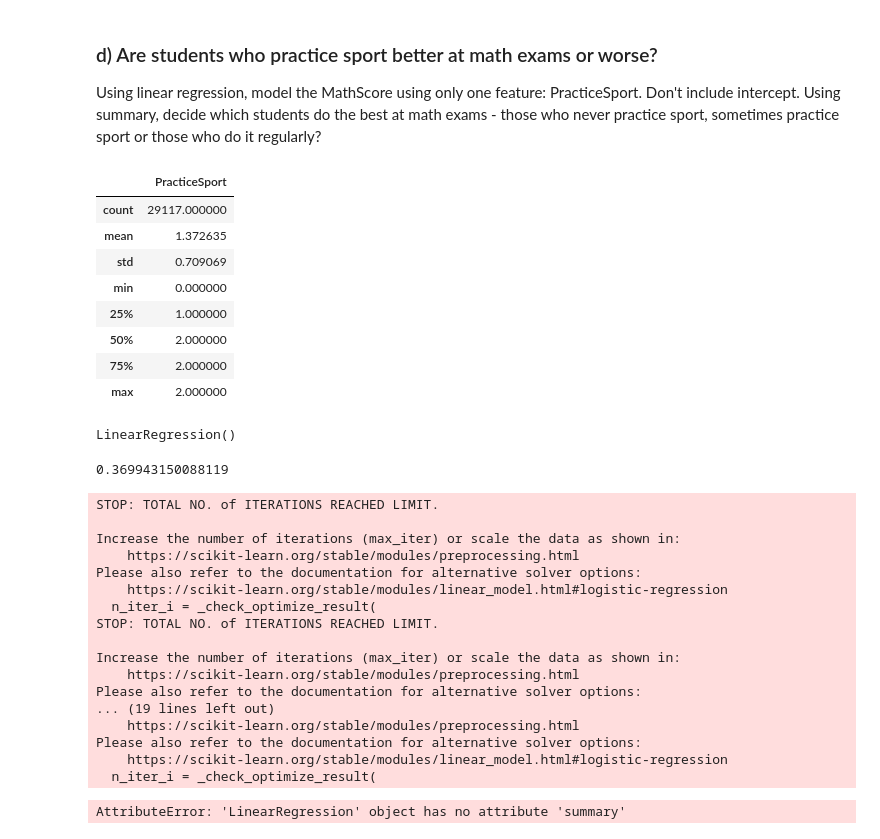
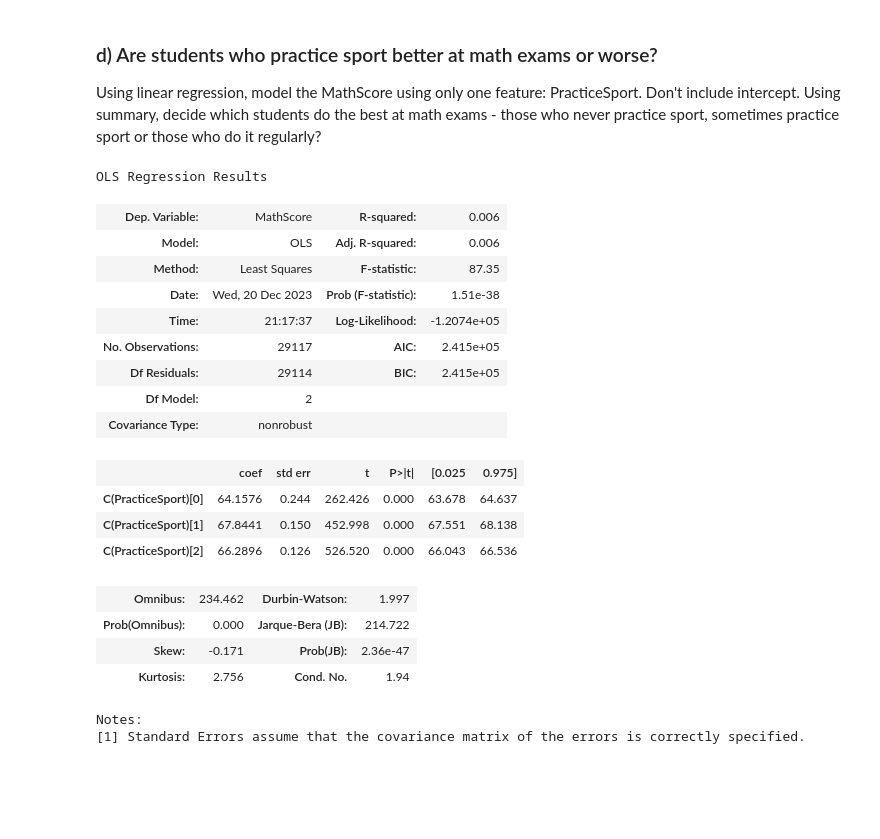
Before and after one commit to llist2020/Intro_to_DS, a Jupyter notebook: lab5/cogsci_lab5.ipynb, the cells around one changed output. Drawn from its saved outputs; the diff is of its cells as text; code cells hidden in the pictures; blank space fills up the shorter version.

```diff
--- a/lab5/cogsci_lab5.ipynb
+++ b/lab5/cogsci_lab5.ipynb
@@ -105,50 +133,28 @@ It does help (preparation correlates to higher test scores), but the effect of p
 # %% [markdown]
 ### d) Are students who practice sport better at math exams or worse?
 Using linear regression, model the MathScore using only one feature: PracticeSport. Don't include intercept. Using summary, decide which students do the best at math exams - those who never practice sport, sometimes practice sport or those who do it regularly?
-# %%
-# Declare the model
-X = df[["PracticeSport"]]
-display(X.describe())
-mdl = LinearRegression()
-mdl.fit(X, y)
-# %% [output]
-|  | PracticeSport |
-| count | 29117.000000 |
-| mean | 1.372635 |
-| std | 0.709069 |
-| min | 0.000000 |
-| 25% | 1.000000 |
-| 50% | 2.000000 |
-| 75% | 2.000000 |
-| max | 2.000000 |
-LinearRegression()
-# %%
-mdl.coef_[0]
-# %% [output]
-0.369943150088119
-# %%
-logistics = LogisticRegression()
-y_pred = cross_val_predict(logistics, X, y, cv=2)
-print(classification_report(y, y_pred))
-# %% [output]
-STOP: TOTAL NO. of ITERATIONS REACHED LIMIT.
-
-Increase the number of iterations (max_iter) or scale the data as shown in:
-    https://scikit-learn.org/stable/modules/preprocessing.html
-Please also refer to the documentation for alternative solver options:
-    https://scikit-learn.org/stable/modules/linear_model.html#logistic-regression
-  n_iter_i = _check_optimize_result(
-STOP: TOTAL NO. of ITERATIONS REACHED LIMIT.
-
-Increase the number of iterations (max_iter) or scale the data as shown in:
-    https://scikit-learn.org/stable/modules/preprocessing.html
-Please also refer to the documentation for alternative solver options:
-... (19 lines left out)
-    https://scikit-learn.org/stable/modules/preprocessing.html
-Please also refer to the documentation for alternative solver options:
-    https://scikit-learn.org/stable/modules/linear_model.html#logistic-regression
-  n_iter_i = _check_optimize_result(
-# %%
-mdl.summary()
-# %% [output]
-AttributeError: 'LinearRegression' object has no attribute 'summary'
+# %%
+jednacina = "MathScore ~ 0 + C(PracticeSport)" # fiksiramo odsjecak nulom
+regr = smf.ols(formula=jednacina, data = df).fit() # linearna regresija na danim podacima
+regr.summary()
+# %% [output]
+OLS Regression Results
+| Dep. Variable: | MathScore | R-squared: | 0.006 |
+| Model: | OLS | Adj. R-squared: | 0.006 |
+| Method: | Least Squares | F-statistic: | 87.35 |
+| Date: | Wed, 20 Dec 2023 | Prob (F-statistic): | 1.51e-38 |
+| Time: | 21:17:37 | Log-Likelihood: | -1.2074e+05 |
+| No. Observations: | 29117 | AIC: | 2.415e+05 |
+| Df Residuals: | 29114 | BIC: | 2.415e+05 |
+| Df Model: | 2 |  |  |
+| Covariance Type: | nonrobust |  |  |
+|  | coef | std err | t | P>|t| | [0.025 | 0.975] |
+| C(PracticeSport)[0] | 64.1576 | 0.244 | 262.426 | 0.000 | 63.678 | 64.637 |
+| C(PracticeSport)[1] | 67.8441 | 0.150 | 452.998 | 0.000 | 67.551 | 68.138 |
+| C(PracticeSport)[2] | 66.2896 | 0.126 | 526.520 | 0.000 | 66.043 | 66.536 |
+| Omnibus: | 234.462 | Durbin-Watson: | 1.997 |
+| Prob(Omnibus): | 0.000 | Jarque-Bera (JB): | 214.722 |
+| Skew: | -0.171 | Prob(JB): | 2.36e-47 |
+| Kurtosis: | 2.756 | Cond. No. | 1.94 |
+Notes:
+[1] Standard Errors assume that the covariance matrix of the errors is correctly specified.
```
Also changed, not shown: parts of 5 cells of this notebook.
